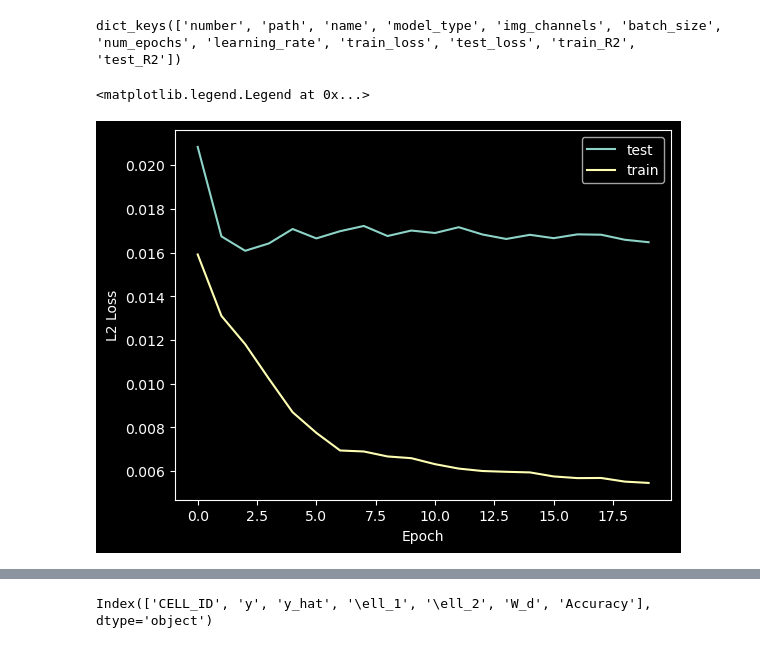
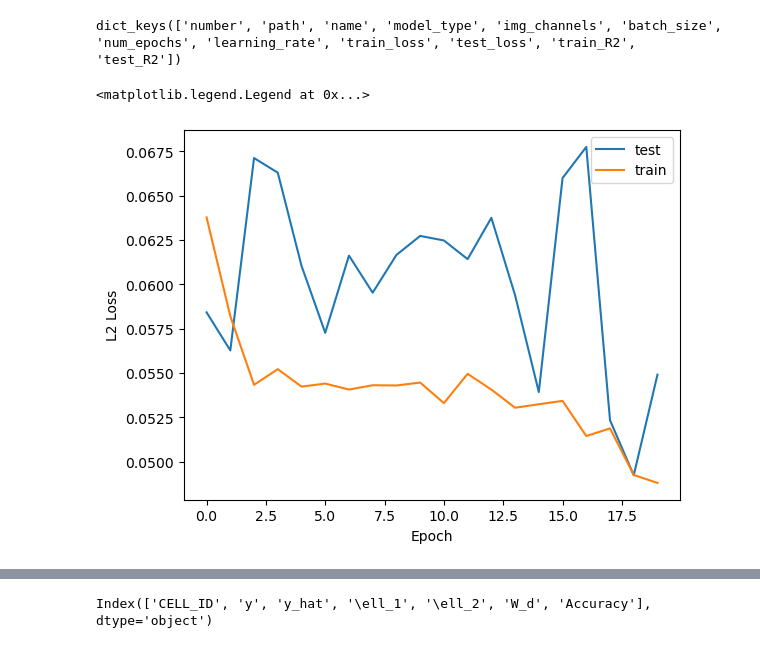
Before and after one commit to louisleger/cell-cycle, a Jupyter notebook: result_dycep.ipynb, the cells around one changed output, grey strips where cells are left out. Cells and saved outputs as stored; diff of their text form; code cells hidden in the pictures.

```diff
--- a/result_dycep.ipynb
+++ b/result_dycep.ipynb
@@ -65,26 +66,26 @@ plt.imshow(imgs[50, 1, :, :].detach().cpu().numpy())
 # %%
-model_number = 32
+model_number = 54
 
 conf_path = f"weights/config-{model_number}.json"
 
 # load dict in .json file
 with open(conf_path, "r") as file:
     config = json.load(file)
 
 img_channel = config['img_channels']
 
 print(config.keys())
 plt.plot(config["test_loss"], label="test")
 plt.plot(config["train_loss"], label="train")
 
 plt.ylabel("L2 Loss")
 plt.xlabel("Epoch")
 
 plt.legend()
 # %% [output]
 dict_keys(['number', 'path', 'name', 'model_type', 'img_channels', 'batch_size', 'num_epochs', 'learning_rate', 'train_loss', 'test_loss', 'train_R2', 'test_R2'])
 <matplotlib.legend.Legend at 0x...>
-[figure, old version]
+[figure, new version]
 # %%
 print(config.keys())
 
```
Also changed, not shown: parts of 12 cells of this notebook, 1 other file.
